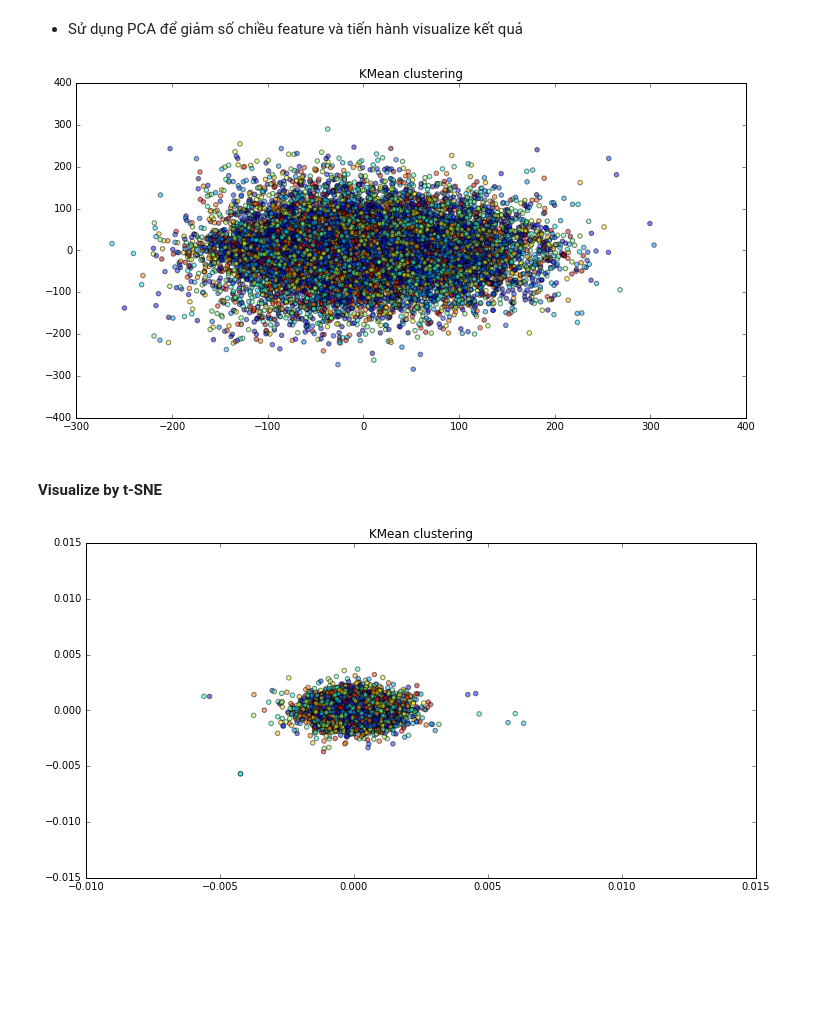
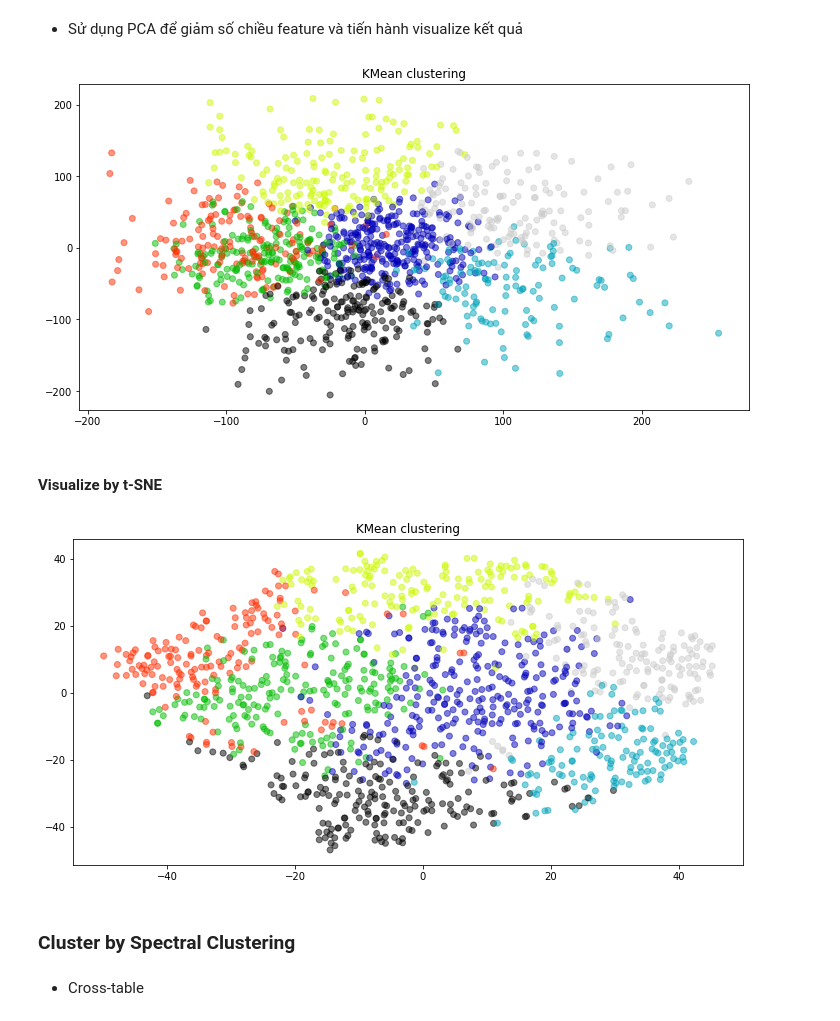
Before and after one commit to thachhoang1909/homework_1, a Jupyter notebook: baitap_3.ipynb, the cells around one changed output. Cells and saved outputs as stored; diff of their text form; code cells hidden in the pictures; blank space fills up the shorter version.

```diff
--- a/baitap_3.ipynb
+++ b/baitap_3.ipynb
@@ -10,3 +10,5 @@ import pandas as pd
 from scipy.io import loadmat
 plt.gray()
 %matplotlib inline
+# %%
+faces = fetch_lfw_people(min_faces_per_person=70)
@@ -18,5 +27,3 @@ plt.gray()
-# %%
-faces = fetch_lfw_people()
 # %%
 # create a fig to show image
 fig = plt.figure(figsize=(20,8))
@@ -118,7 +114,7 @@ print(feature_LBP[0])
 # import library
 from sklearn.cluster import KMeans
 # %%
-model_kmean = KMeans(n_clusters=5749)
+model_kmean = KMeans(n_clusters=7)
 # %%
-label_dbscan = model_kmean.fit_predict(feature_LBP)
+label_kmean = model_kmean.fit_predict(feature_LBP)
 # %%
@@ -178,11 +154,11 @@ sum(match_label.duplicated(False))
 pca = PCA(n_components=2).fit_transform(feature_LBP)
 # %%
 plt.figure(figsize=(12,6))
-plt.scatter(pca[:,0], pca[:,1], c=label_dbscan, alpha=0.5,cmap='jet')
+plt.scatter(pca[:,0], pca[:,1], c=label_kmean, alpha=0.5,cmap='nipy_spectral')
 plt.title('KMean clustering')
 plt.show()
 # %% [output]
-[figure, old version]
+[figure, new version]
 # %% [markdown]
 #### Visualize by t-SNE
 # %%
@@ -193,8 +169,10 @@ TSNE_model = TSNE(learning_rate=100)
 tnse = TSNE_model.fit_transform(feature_LBP)
 # %%
 plt.figure(figsize=(12,6))
-plt.scatter(tnse[:,0], tnse[:,1], c=label_dbscan, alpha=0.5,cmap='jet')
+plt.scatter(tnse[:,0], tnse[:,1], c=label_kmean, alpha=0.5,cmap='nipy_spectral')
 plt.title('KMean clustering')
 plt.show()
 # %% [output]
-[figure, old version]
+[figure, new version]
+# %% [markdown]
+### Cluster by Spectral Clustering
@@ -200,0 +186,2 @@ plt.show()
+# %% [markdown]
+- Cross-table
```
Also changed, not shown: parts of 22 cells of this notebook.
